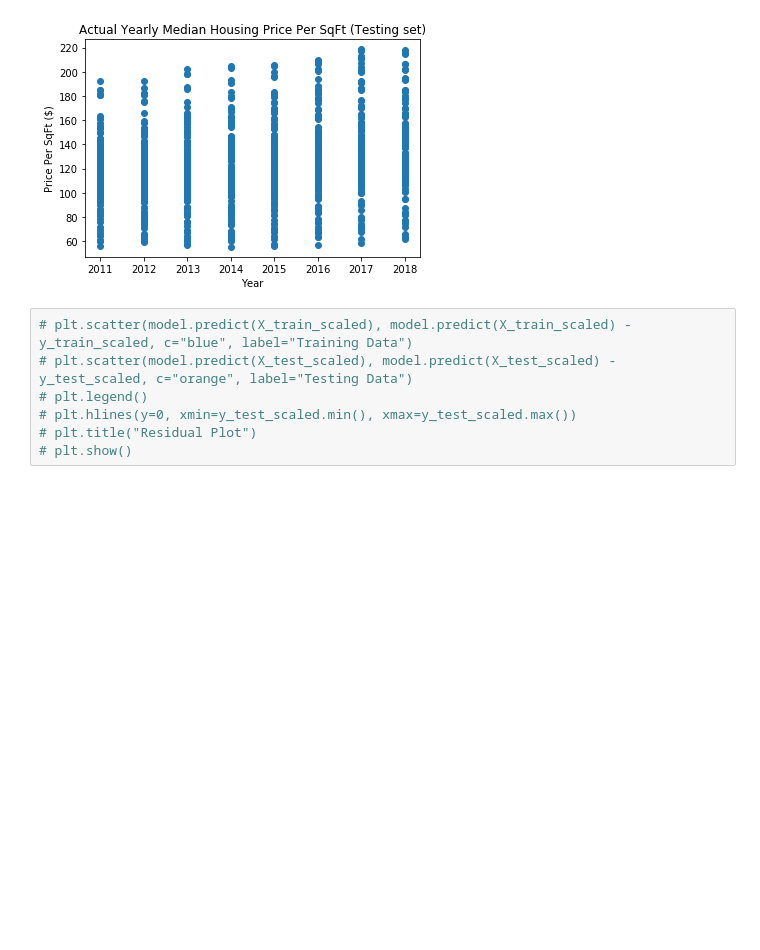
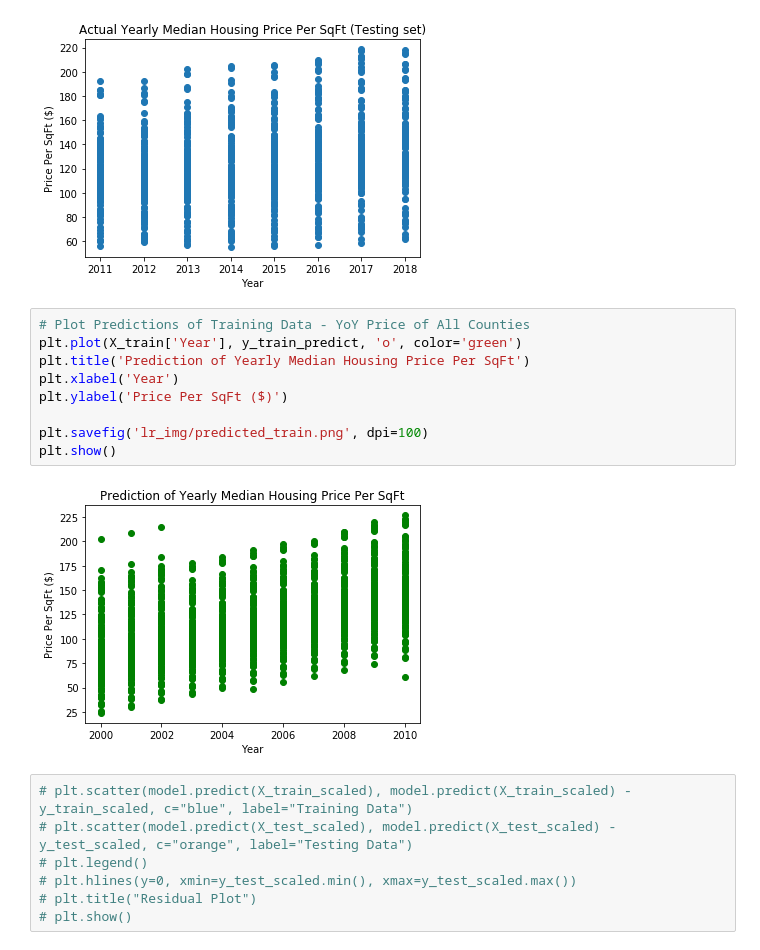
Before and after one commit to Nishadows/housingmarket, a Jupyter notebook: nireesha_folder/LR_Model_HMA.ipynb, the cells around one changed output. Saved outputs shown, nothing was run; the diff lists cells and outputs as text; blank space fills up the shorter version.

```diff
--- a/nireesha_folder/LR_Model_HMA.ipynb
+++ b/nireesha_folder/LR_Model_HMA.ipynb
@@ -563,6 +568,17 @@ plt.savefig('lr_img/actual_trend_testingdata.png', dpi=100)
 plt.show()
 # %% [output]
 [figure]
+# %%
+# Plot Predictions of Training Data - YoY Price of All Counties
+plt.plot(X_train['Year'], y_train_predict, 'o', color='green')
+plt.title('Prediction of Yearly Median Housing Price Per SqFt')
+plt.xlabel('Year')
+plt.ylabel('Price Per SqFt ($)')
+
+plt.savefig('lr_img/predicted_train.png', dpi=100)
+plt.show()
+# %% [output]
+[figure, added]
 # %%
 # plt.scatter(model.predict(X_train_scaled), model.predict(X_train_scaled) - y_train_scaled, c="blue", label="Training Data")
 # plt.scatter(model.predict(X_test_scaled), model.predict(X_test_scaled) - y_test_scaled, c="orange", label="Testing Data")
```
Also changed, not shown: parts of 6 cells of this notebook, 12 other files.
